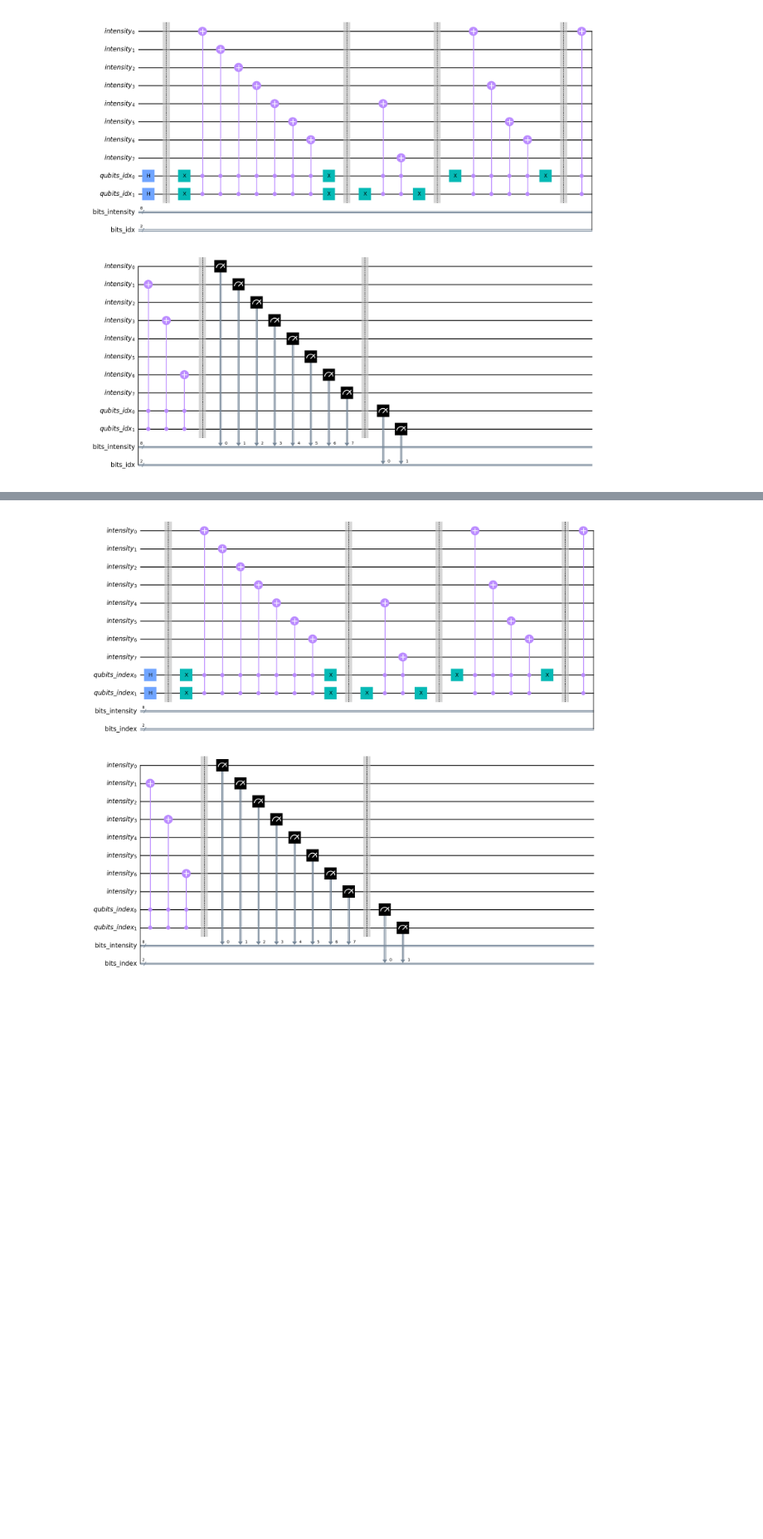
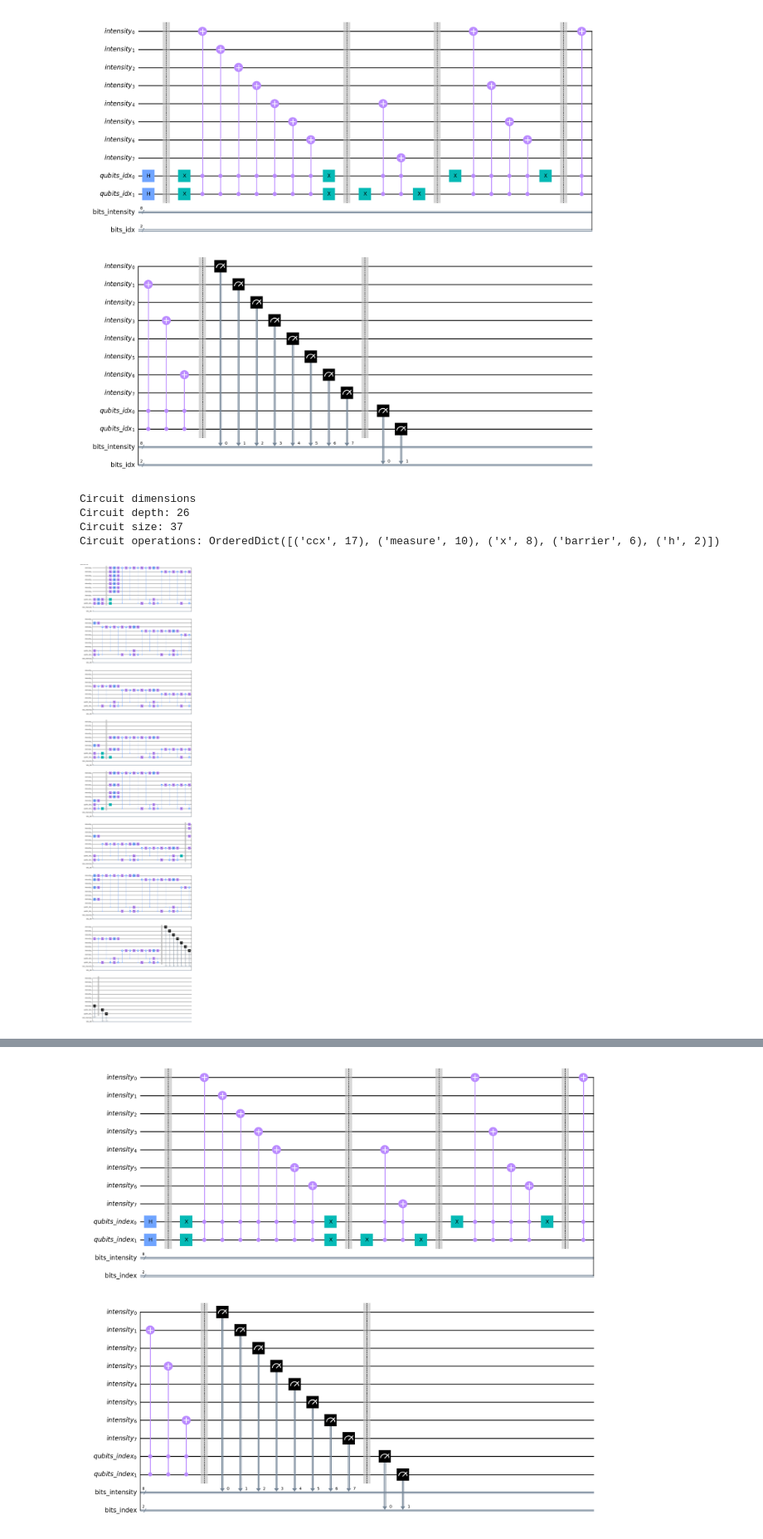
Before and after one commit to jvscursulim/qamp_fall22_project, a Jupyter notebook: draft.ipynb, the cells around one changed output, grey strips where cells are left out. Shown at 83% size. Drawn from its saved outputs; the diff is of its cells as text; code cells hidden in the pictures; blank space fills up the shorter version.

Commit message:
transpiled circuit depth analysis and fidelity investigation

```diff
--- a/draft.ipynb
+++ b/draft.ipynb
@@ -103,3 +104,18 @@ qc.measure(qubit=qubits_idx, cbit=bits_idx)
 qc.draw(output="mpl")
 # %% [output]
 [figure]
+# %%
+print("Circuit dimensions")
+print(f"Circuit depth: {qc.depth()}")
+print(f"Circuit size: {qc.size()}")
+print(f"Circuit operations: {qc.count_ops()}")
+# %% [output]
+Circuit dimensions
+Circuit depth: 26
+Circuit size: 37
+Circuit operations: OrderedDict([('ccx', 17), ('measure', 10), ('x', 8), ('barrier', 6), ('h', 2)])
+# %%
+transpiled_qc = transpile(circuits=qc, basis_gates=["id", "x", "sx", "cx", "rz"])
+transpiled_qc.draw(output="mpl")
+# %% [output]
+[figure, added]
```
Also changed, not shown: parts of 20 cells of this notebook.
